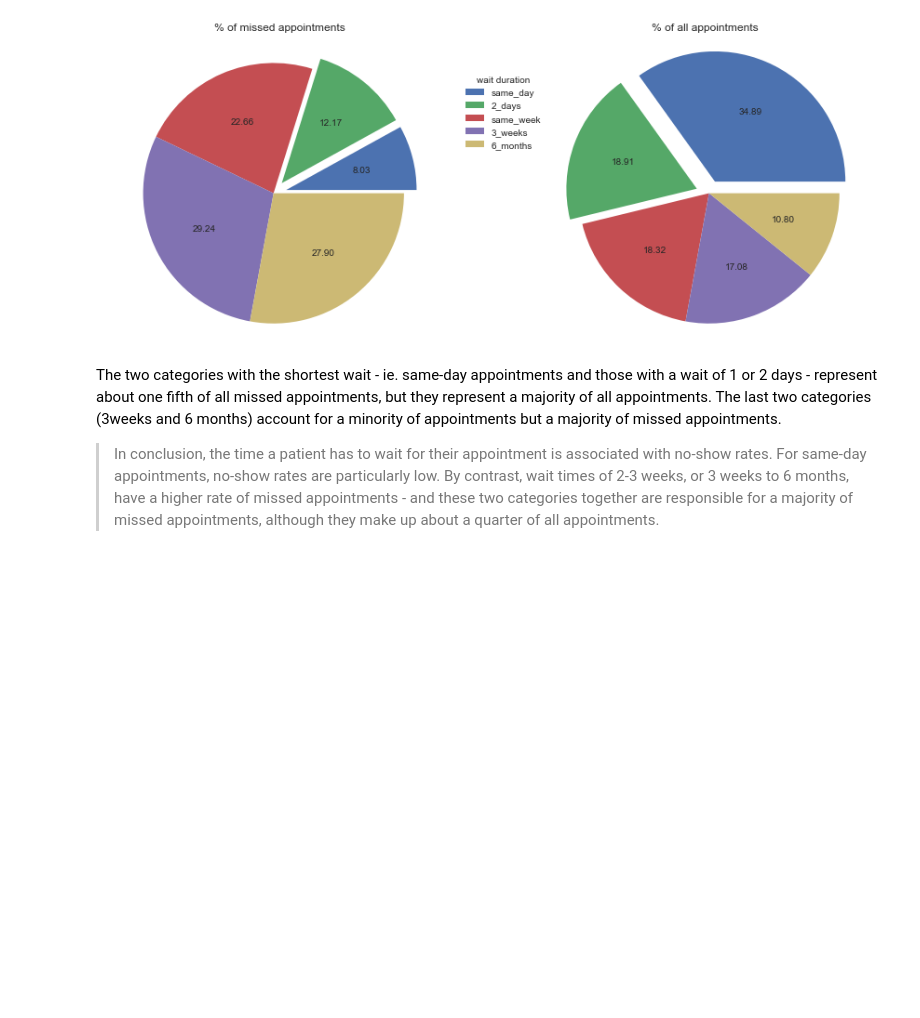
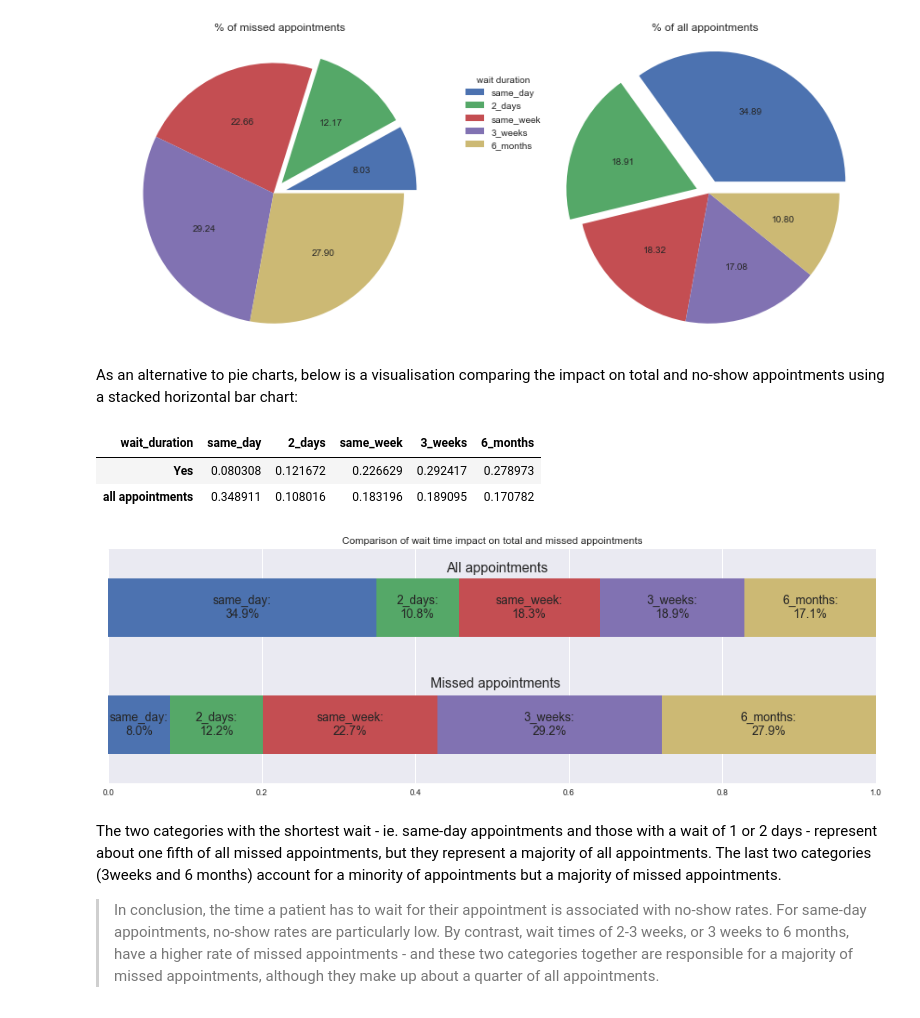
Before and after one commit to PierreHentges/DAND, a Jupyter notebook: t1p3/dand-project-investigate-a-dataset_final.ipynb, the cells around one changed output. Saved outputs shown, nothing was run; the diff lists cells and outputs as text; code cells hidden in the pictures; blank space fills up the shorter version.

```diff
--- a/t1p3/dand-project-investigate-a-dataset_final.ipynb
+++ b/t1p3/dand-project-investigate-a-dataset_final.ipynb
@@ -736,6 +764,46 @@ ax2.set_title('% of all appointments')
 ax2.axis('equal');
 # %% [output]
 [figure]
+# %% [markdown]
+As an alternative to pie charts, below is a visualisation comparing the impact on total and no-show appointments using a stacked horizontal bar chart:
+# %%
+###Added following reviewers comments:
+#create a dataframe with number of no-shows in each wait category
+wait_appt_props=NSP('wait_duration',normalize=False).to_frame()
+wait_appt_props=wait_appt_props/(wait_appt_props.sum()) #convert to proportions of no-shows
+wait_appt_props['all appointments']=df.wait_duration.value_counts(normalize=True) #add total appointments, as proportions
+wait_appt_props=wait_appt_props.transpose() #switch rows/columns for display in bar chart
+wait_appt_props #check dataframe
+# %% [output]
+| wait_duration | same_day | 2_days | same_week | 3_weeks | 6_months |
+| Yes | 0.080308 | 0.121672 | 0.226629 | 0.292417 | 0.278973 |
+| all appointments | 0.348911 | 0.108016 | 0.183196 | 0.189095 | 0.170782 |
+# %%
+#generate horizontal bar chart to compare wait category proportions of total and no-show appointments
+ax=wait_appt_props.plot.barh(stacked=True, legend=None,figsize=(16,5))
+
+#generate and format labels for stacked bar segments, adapted from https://stackoverflow.com/a/39280239
+labels = []
+for j in wait_appt_props.columns: #loop to format label text
+    for i in wait_appt_props.index:
+        label = "{0}:\n{1:.1f}%".format(j,wait_appt_props.loc[i][j]*100)
+        labels.append(label)
+patches = ax.patches
+for label, rect in zip(labels, patches): #loop to position labels
+    width = rect.get_width()
+    if width > 0:
+        x = rect.get_x()
+        y = rect.get_y()
+        height = rect.get_height()
+        ax.text(x + width/2., y + height/2., label, ha='center', va='center',fontsize=14)
+
+plt.xlim((0,1)) # 0 - 100%
+plt.text(0.44,1.3,"All appointments",fontsize=16) #label whole bar in figure
+plt.text(0.42,0.32,"Missed appointments",fontsize=16)
+ax.set_yticklabels([""]) #don't label bar on y axis
+ax.set_title('Comparison of wait time impact on total and missed appointments');
+# %% [output]
+[figure, added]
 # %% [markdown]
 The two categories with the shortest wait - ie. same-day appointments and those with a wait of 1 or 2 days - represent about one fifth of all missed appointments, but they represent a majority of all appointments. The last two categories (3weeks and 6 months) account for a minority of appointments but a majority of missed appointments.
 
```
Also changed, not shown: parts of 29 cells of this notebook, 10 other files.
